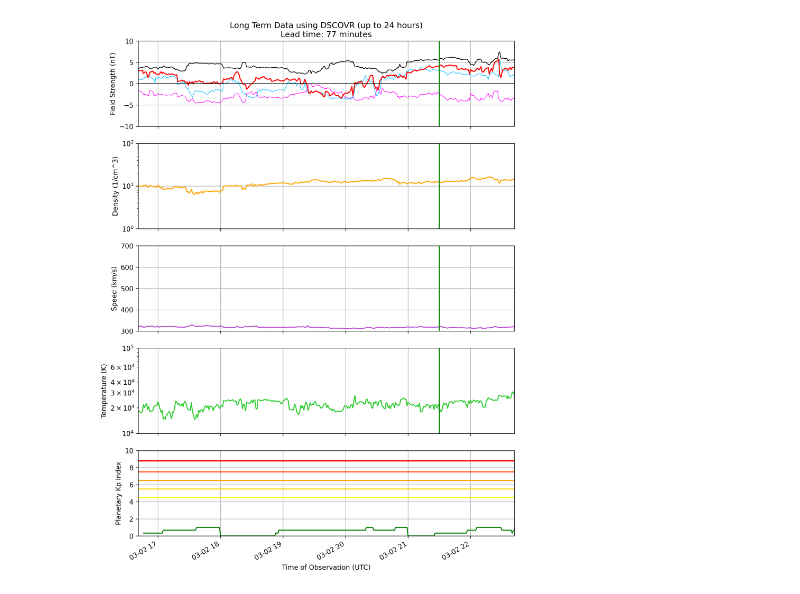
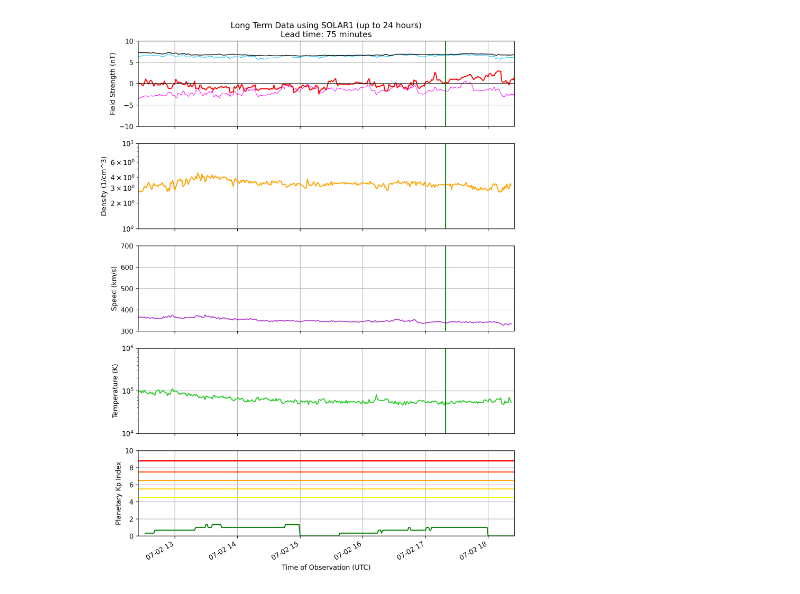
Before and after one commit to Weatherman142/WeatherChart, a Jupyter notebook: spaceWeather.ipynb, the cells around one changed output. Cells and saved outputs as stored; diff of their text form; code cells hidden in the pictures.

Commit message:
Updated space weather plots after discontinuation of DSCOVR data.

```diff
--- a/spaceWeather.ipynb
+++ b/spaceWeather.ipynb
@@ -81,14 +85,16 @@ for i in dataKP:
 
     count02 += 1
 # %%
-# Processes the minutely magnetometer data from either DSCOVR or ACE, depending on which is selected.
+# Processes the minutely magnetometer data from either SOLAR-1 or ACE, depending on which is selected.
 # Set the Real-Time Solar Wind data source once for ease of changes.
-RTSWdataSourceMain = "DSCOVR"
+# Main plan is to use the satellite tagged as active.
+RTSWdataSourceMain = "SOLAR1"
 RTSWdataSourceBackup = "ACE"
+useActiveSat = True
 
 RTSWmagLen = 0
 for i in dataRTSWmag:
-    if(i['source'] == RTSWdataSourceMain):
+    if((i['active'] and useActiveSat) or (i['source'] == RTSWdataSourceMain and not useActiveSat)):
         RTSWmagLen += 1
 
 # Sets up the dictionary and DataFrame for the magnetometer data.
@@ -96,23 +102,23 @@ dictRTSWmag = {'bt':     [None]*RTSWmagLen,
                'bz':     [None]*RTSWmagLen,
                'bx':     [None]*RTSWmagLen,
                'by':     [None]*RTSWmagLen,
+               'source': [None]*RTSWmagLen,
                timeName: [None]*RTSWmagLen}
 RTSWmagDataframe = pd.DataFrame(dictRTSWmag)
 
 count03 = 0
 for i in dataRTSWmag:
-    # DSCOVR's data is more reliable and updates more frequently than ACE's data,
-    # so I only collect DSCOVR's. This can be changed in the event of an outage.
-    if(i['source'] == RTSWdataSourceMain):
+    # SOLAR-1 is the current primary satellite for space weather observations.
+    if((i['active'] and useActiveSat) or (i['source'] == RTSWdataSourceMain and not useActiveSat)):
         RTSWmagDataframe['bt'][count03] = i['bt']
         RTSWmagDataframe['bz'][count03] = i['bz_gsm']
         RTSWmagDataframe['bx'][count03] = i['bx_gsm']
         RTSWmagDataframe['by'][count03] = i['by_gsm']
 
+        RTSWmagDataframe['source'][count03] = i['source']
         RTSWmagDataframe[timeName][count03] = i['time_tag']
 
         count03 += 1
-    RTSWdataSource = RTSWdataSourceMain
 
 # In the event that the primary satellite has not been reporting, switch to the backup option.
 # Currently this is set to ACE, but the backup is configurable above.
@@ -125,28 +131,28 @@ if(RTSWmagDataframe[timeName][0] == None):
             RTSWmagDataframe['bx'][count03] = i['bx_gsm']
             RTSWmagDataframe['by'][count03] = i['by_gsm']
 
+            RTSWmagDataframe['source'][count03] = i['source']
             RTSWmagDataframe[timeName][count03] = i['time_tag']
 
             count03 += 1
-    RTSWdataSource = RTSWdataSourceBackup
 # %%
 # Processes the minutely proton data from either DSCOVR or ACE, depending on which is selected above.
 RTSWwindLen = 0
 for i in dataRTSWwind:
-    if(i['source'] == RTSWdataSourceMain):
+    if((i['active'] and useActiveSat) or (i['source'] == RTSWdataSourceMain and not useActiveSat)):
         RTSWwindLen += 1
 
 dictRTSWwind = {'density': [None]*RTSWwindLen,
                 'speed':   [None]*RTSWwindLen,
                 'temps':   [None]*RTSWwindLen,
+                'source':  [None]*RTSWwindLen,
                 timeName:  [None]*RTSWwindLen}
 RTSWwindDataframe = pd.DataFrame(dictRTSWwind)
 
 count04 = 0
 for i in dataRTSWwind:
-    # DSCOVR's data is more reliable and updates more frequently than ACE's data,
-    # so I only collect DSCOVR's. This can be changed in the event of an outage.
-    if(i['source'] == RTSWdataSourceMain):
+    # SOLAR-1 is the current primary satellite for space weather observations.
+    if((i['active'] and useActiveSat) or (i['source'] == RTSWdataSourceMain and not useActiveSat)):
         # For some reason, it is possible for density to be zero.
         # I suspect that the SWPC is truncating the density data which goes to zero at low values.
         if(i['proton_density'] != 0):
@@ -234,7 +240,7 @@ for i in dataGOESproton:
         count06 += 1
 # %%
 # Parse the timestamps into the correct format for plotting.
-DSCOVRdataframe[timeName] = timeHandler.timeParser(DSCOVRdataframe[timeName])
+# DSCOVRdataframe[timeName] = timeHandler.timeParser(DSCOVRdataframe[timeName])
 KPdataframe[timeName] = timeHandler.timeParser(KPdataframe[timeName])
 RTSWmagDataframe[timeName] = timeHandler.timeParser(RTSWmagDataframe[timeName])
 RTSWwindDataframe[timeName] = timeHandler.timeParser(RTSWwindDataframe[timeName])
@@ -244,16 +250,16 @@ GOESprotonDataframe[timeName] = timeHandler.timeParser(GOESprotonDataframe[timeN
 # This is used to calculate the offset that has to be applied to the rectangles to allow them to be charted.
 # Outputs the time in days since January 1, 1970 which is the date from which datetime calculates for the numeric equivalent.
 # Technically, from 18Z December 31, 1969 due to time zones. Will need to be adjusted for DST.
-dateInitial = datetime.datetime(1969,12,31,18,0)
+dateInitial = datetime.datetime(1969,12,31,19,0)
 dateCurrent = datetime.datetime.now()
 dateOffset = (dateCurrent - dateInitial).total_seconds()/86400
 # %%
 # Calculates the approximate conditions that are currently hitting Earth.
-# Distance from Earth to DSCOVR, in kilometers.
-distanceDSCOVR = 1472000
+# Distance from Earth to SOLAR-1, in kilometers.
+distanceSOLAR1 = 1500000
 
 # Outputs time in days and minutes using latest solar wind speed data.
-timeToArrival = (distanceDSCOVR / RTSWwindDataframe['speed'][0]) / (24*60*60)
+timeToArrival = (distanceSOLAR1 / RTSWwindDataframe['speed'][0]) / (24*60*60)
 timeToArrivalMinutes = round(timeToArrival * (24 * 60))
 #print(timeToArrival)
 #print(timeToArrivalMinutes)
@@ -320,5 +324,5 @@ plt.show()
 # %%
-# Plots DSCOVR/ACE 1-minute magnetometer and proton data.
+# Plots SOLAR-1/ACE 1-minute magnetometer and proton data.
 plt.rcParams["figure.dpi"] = 300
 fig, (ax1, ax2, ax3, ax4, ax5) = plt.subplots(5, figsize=(10,15))
 
@@ -394,35 +398,35 @@ ax1.hlines(y=0, xmin=0, xmax=dateOffset, linewidth=1, color='k')
 ax5.hlines(y=4.5, xmin=0, xmax=dateOffset, linewidth=1.5, color='yellow')
 ax5.hlines(y=5.5, xmin=0, xmax=dateOffset, linewidth=1.5, color='gold')
 ax5.hlines(y=6.5, xmin=0, xmax=dateOffset, linewidth=1.5, color='orange')
 ax5.hlines(y=7.5, xmin=0, xmax=dateOffset, linewidth=1.5, color='orangered')
 ax5.hlines(y=8.80, xmin=0, xmax=dateOffset, linewidth=2, color='red')
 
 # Draw lines at the estimated solar wind parameters arriving at Earth now.
 ax1.vlines(x=dateOffset-timeToArrival, ymin=magLimitL[0], ymax=magLimitL[1], linewidth=1.5, color='g')
 ax2.vlines(x=dateOffset-timeToArrival, ymin=densityLimit[0], ymax=densityLimit[1], linewidth=1.5, color='g')
 ax3.vlines(x=dateOffset-timeToArrival, ymin=speedLimit[0], ymax=speedLimit[1], linewidth=1.5, color='g')
 ax4.vlines(x=dateOffset-timeToArrival, ymin=tempLimit[0], ymax=tempLimit[1], linewidth=1.5, color='g')
 
 ax1.grid(True)
 ax2.grid(True)
 ax3.grid(True)
 ax4.grid(True)
 ax5.grid(True)
 
-ax1.set_title("Long Term Data using " + RTSWdataSource + " (up to 24 hours)\n" + \
+ax1.set_title("Long Term Data using " + RTSWmagDataframe['source'][0] + " (up to 24 hours)\n" + \
               "Lead time: " + str(timeToArrivalMinutes) + " minutes")
 ax1.set_ylabel("Field Strength (nT)")
 ax2.set_ylabel("Density (1/cm^3)")
 ax3.set_ylabel("Speed (km/s)")
 ax4.set_ylabel("Temperature (K)")
 ax5.set_ylabel("Planetary Kp Index")
 ax5.set_xlabel("Time of Observation (UTC)")
 
 fig.autofmt_xdate()
 
 plt.show()
 # %% [output]
-[figure, old version]
+[figure, new version]
 # %%
 # Plots GOES X-ray data.
 plt.rcParams["figure.dpi"] = 300
```
Also changed, not shown: parts of 5 cells of this notebook, 4 other files.
